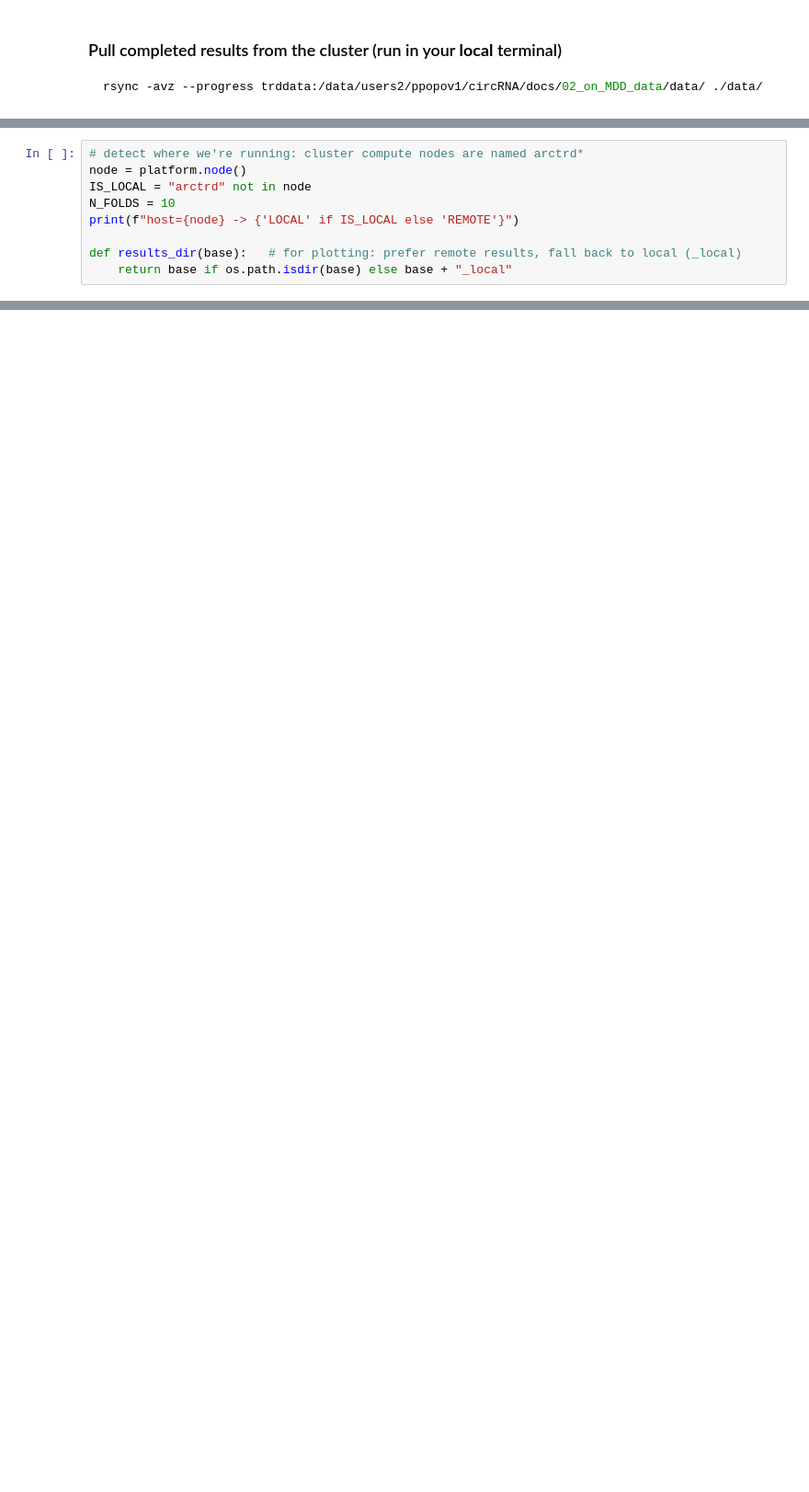
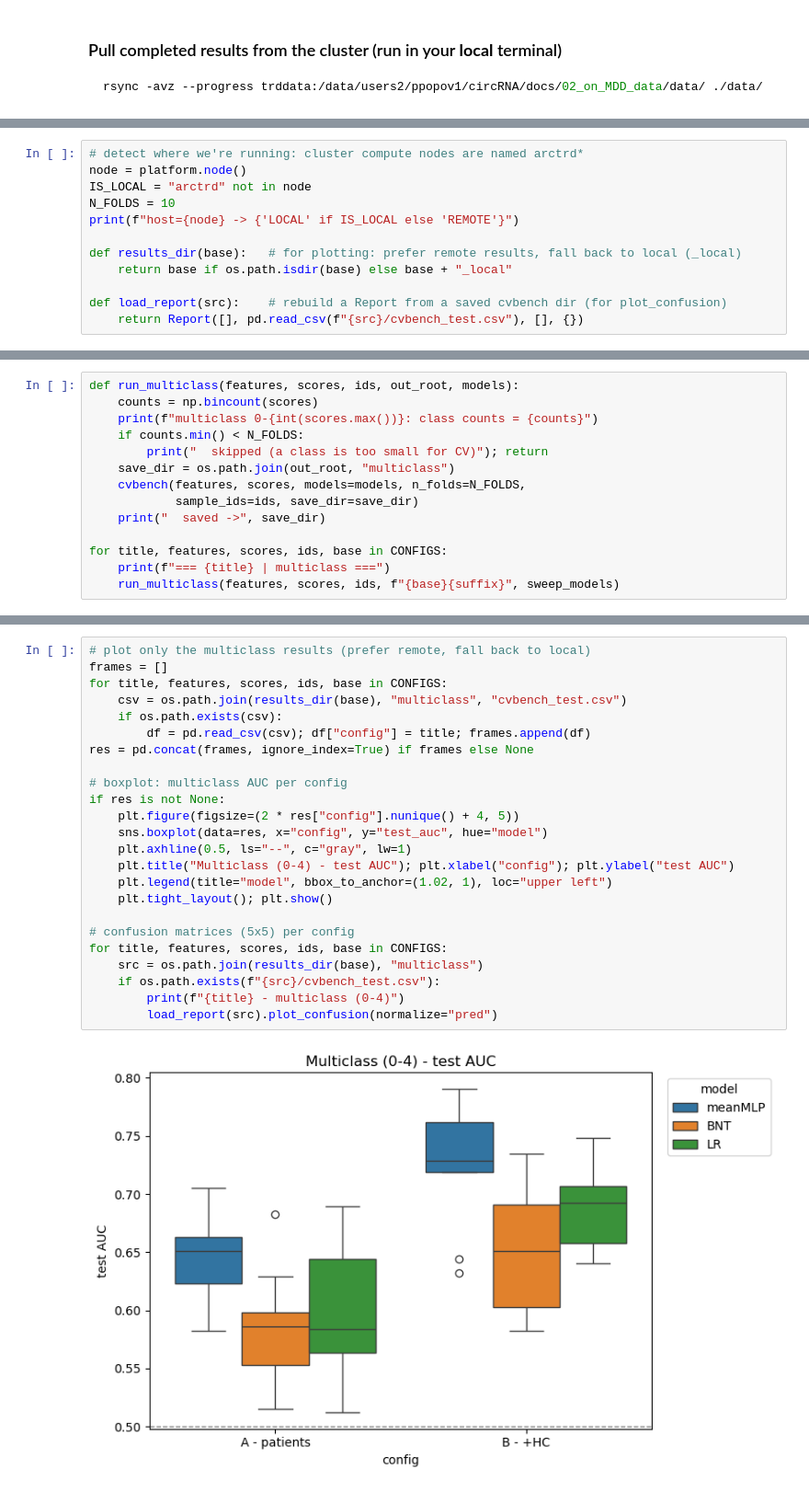
Before and after one commit to neuroneural/circRNA, a Jupyter notebook: docs/02_on_MDD_data/mdd_cvbench.ipynb, the cells around one changed output, grey strips where cells are left out. Shown at 92% size. Saved outputs shown, nothing was run; the diff lists cells and outputs as text; blank space fills up the shorter version.

```diff
--- a/docs/02_on_MDD_data/mdd_cvbench.ipynb
+++ b/docs/02_on_MDD_data/mdd_cvbench.ipynb
@@ -29,3 +41,6 @@ print(f"host={node} -> {'LOCAL' if IS_LOCAL else 'REMOTE'}")
 
 def results_dir(base):   # for plotting: prefer remote results, fall back to local (_local)
     return base if os.path.isdir(base) else base + "_local"
+
+def load_report(src):    # rebuild a Report from a saved cvbench dir (for plot_confusion)
+    return Report([], pd.read_csv(f"{src}/cvbench_test.csv"), [], {})
@@ -158,0 +314,14 @@ plt.tight_layout(); plt.show()
+# %%
+def run_multiclass(features, scores, ids, out_root, models):
+    counts = np.bincount(scores)
+    print(f"multiclass 0-{int(scores.max())}: class counts = {counts}")
+    if counts.min() < N_FOLDS:
+        print("  skipped (a class is too small for CV)"); return
+    save_dir = os.path.join(out_root, "multiclass")
+    cvbench(features, scores, models=models, n_folds=N_FOLDS,
+            sample_ids=ids, save_dir=save_dir)
+    print("  saved ->", save_dir)
+
+for title, features, scores, ids, base in CONFIGS:
+    print(f"=== {title} | multiclass ===")
+    run_multiclass(features, scores, ids, f"{base}{suffix}", sweep_models)
@@ -158,0 +376,26 @@ plt.tight_layout(); plt.show()
+# %%
+# plot only the multiclass results (prefer remote, fall back to local)
+frames = []
+for title, features, scores, ids, base in CONFIGS:
+    csv = os.path.join(results_dir(base), "multiclass", "cvbench_test.csv")
+    if os.path.exists(csv):
+        df = pd.read_csv(csv); df["config"] = title; frames.append(df)
+res = pd.concat(frames, ignore_index=True) if frames else None
+
+# boxplot: multiclass AUC per config
+if res is not None:
+    plt.figure(figsize=(2 * res["config"].nunique() + 4, 5))
+    sns.boxplot(data=res, x="config", y="test_auc", hue="model")
+    plt.axhline(0.5, ls="--", c="gray", lw=1)
+    plt.title("Multiclass (0-4) - test AUC"); plt.xlabel("config"); plt.ylabel("test AUC")
+    plt.legend(title="model", bbox_to_anchor=(1.02, 1), loc="upper left")
+    plt.tight_layout(); plt.show()
+
+# confusion matrices (5x5) per config
+for title, features, scores, ids, base in CONFIGS:
+    src = os.path.join(results_dir(base), "multiclass")
+    if os.path.exists(f"{src}/cvbench_test.csv"):
+        print(f"{title} - multiclass (0-4)")
+        load_report(src).plot_confusion(normalize="pred")
+# %% [output]
+[figure, added]
```
Also changed, not shown: parts of 16 cells of this notebook.
